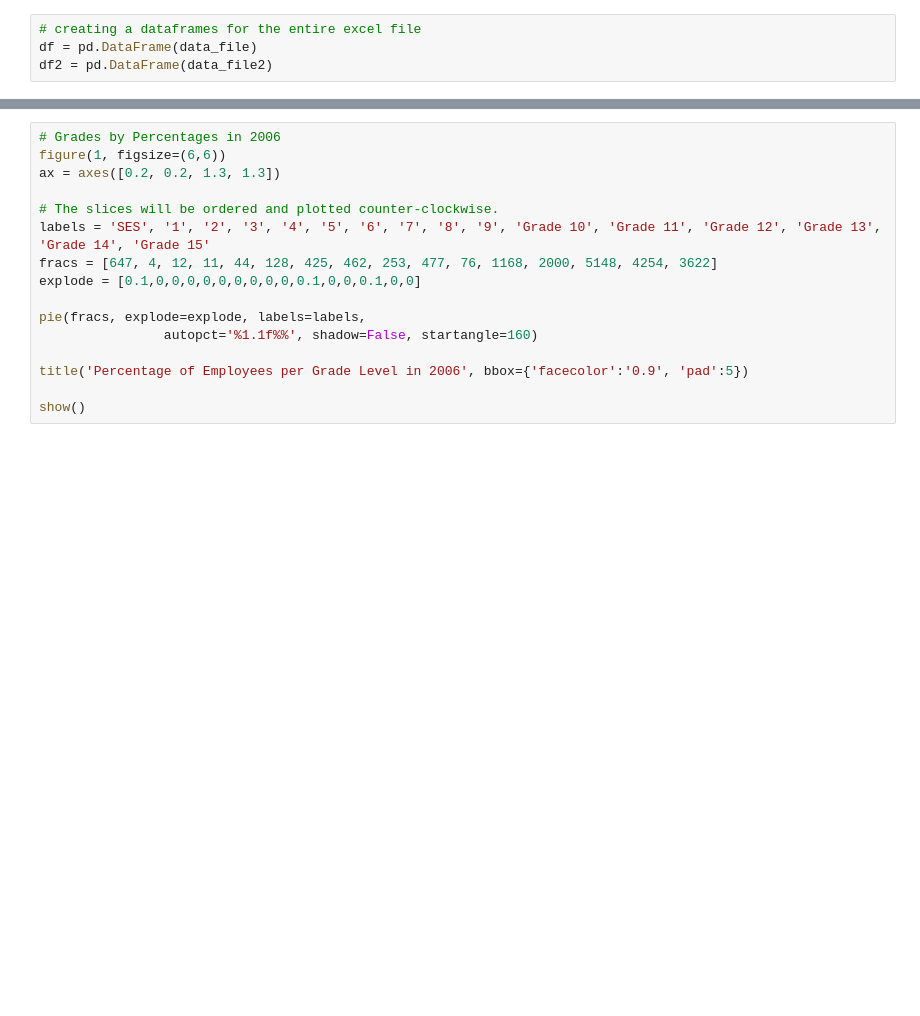
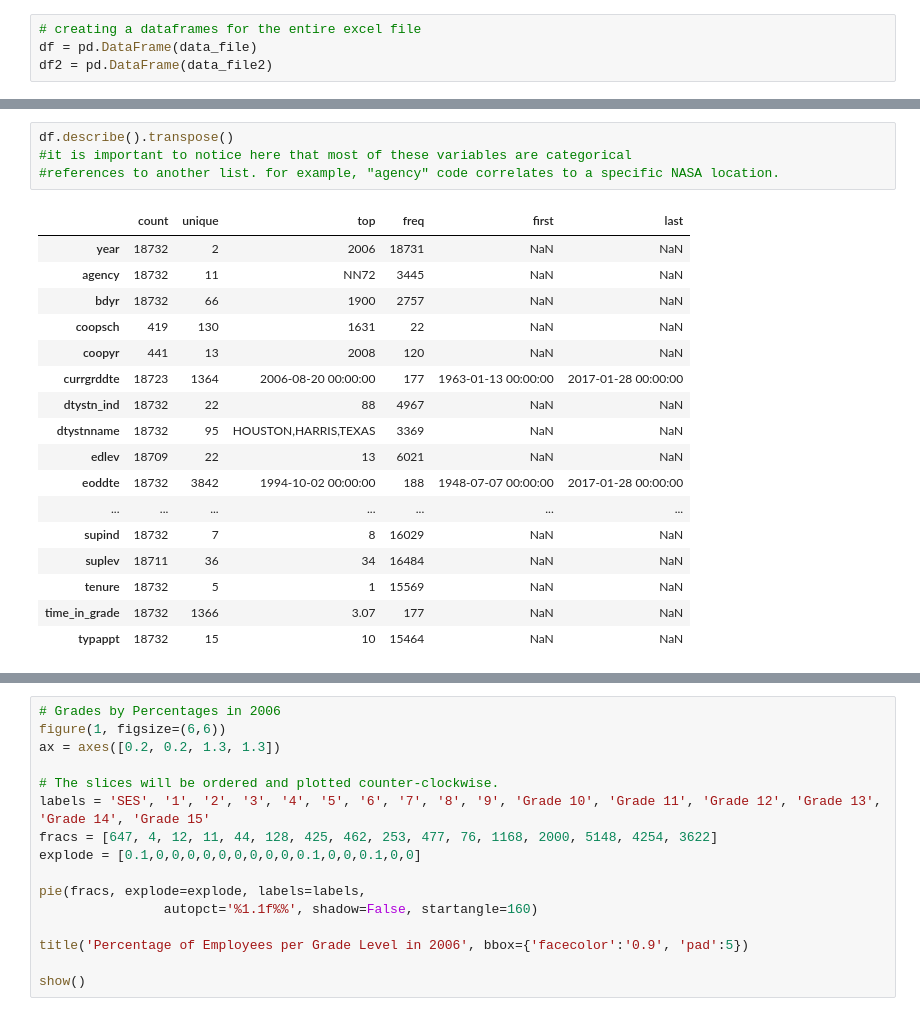
Before and after one commit to clairecDS/DataMiningClass, a Jupyter notebook: 7331 Data Mining - Project 1.ipynb, the cells around one changed output, grey strips where cells are left out. Drawn from its saved outputs; the diff is of its cells as text; blank space fills up the shorter version.

```diff
--- a/7331 Data Mining - Project 1.ipynb
+++ b/7331 Data Mining - Project 1.ipynb
@@ -251 +224,23 @@ data_file2.head()
 5 rows × 47 columns
+# %%
+df.describe().transpose()
+#it is important to notice here that most of these variables are categorical
+#references to another list. for example, "agency" code correlates to a specific NASA location.
+# %% [output]
+|  | count | unique | top | freq | first | last |
+| year | 18732 | 2 | 2006 | 18731 | NaN | NaN |
+| agency | 18732 | 11 | NN72 | 3445 | NaN | NaN |
+| bdyr | 18732 | 66 | 1900 | 2757 | NaN | NaN |
+| coopsch | 419 | 130 | 1631 | 22 | NaN | NaN |
+| coopyr | 441 | 13 | 2008 | 120 | NaN | NaN |
+| currgrddte | 18723 | 1364 | 2006-08-20 00:00:00 | 177 | 1963-01-13 00:00:00 | 2017-01-28 00:00:00 |
+| dtystn_ind | 18732 | 22 | 88 | 4967 | NaN | NaN |
+| dtystnname | 18732 | 95 | HOUSTON,HARRIS,TEXAS | 3369 | NaN | NaN |
+| edlev | 18709 | 22 | 13 | 6021 | NaN | NaN |
+| eoddte | 18732 | 3842 | 1994-10-02 00:00:00 | 188 | 1948-07-07 00:00:00 | 2017-01-28 00:00:00 |
+| ... | ... | ... | ... | ... | ... | ... |
+| supind | 18732 | 7 | 8 | 16029 | NaN | NaN |
+| suplev | 18711 | 36 | 34 | 16484 | NaN | NaN |
+| tenure | 18732 | 5 | 1 | 15569 | NaN | NaN |
+| time_in_grade | 18732 | 1366 | 3.07 | 177 | NaN | NaN |
+| typappt | 18732 | 15 | 10 | 15464 | NaN | NaN |
```
Also changed, not shown: parts of 40 cells of this notebook.
